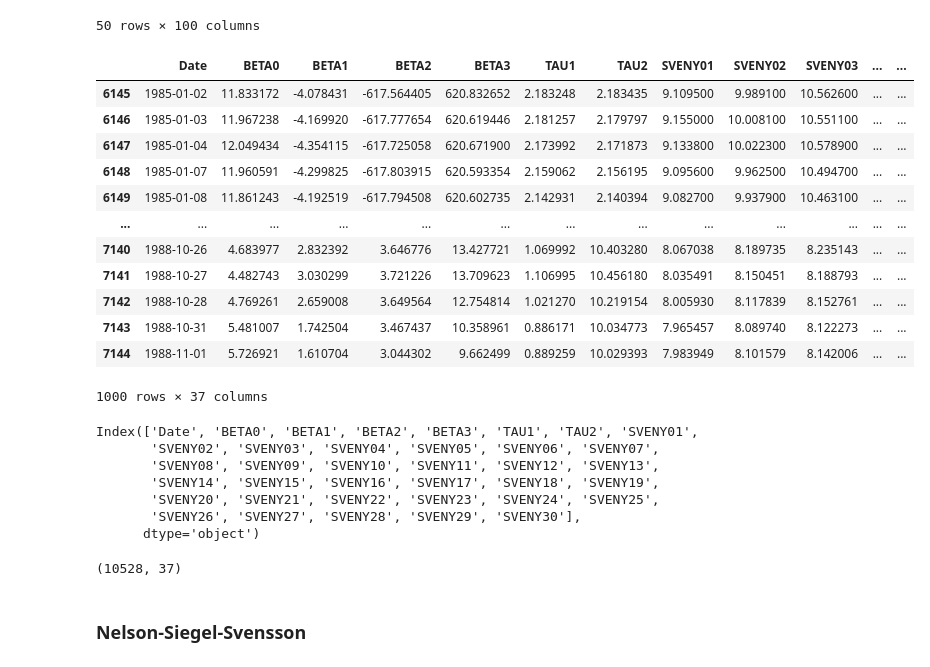
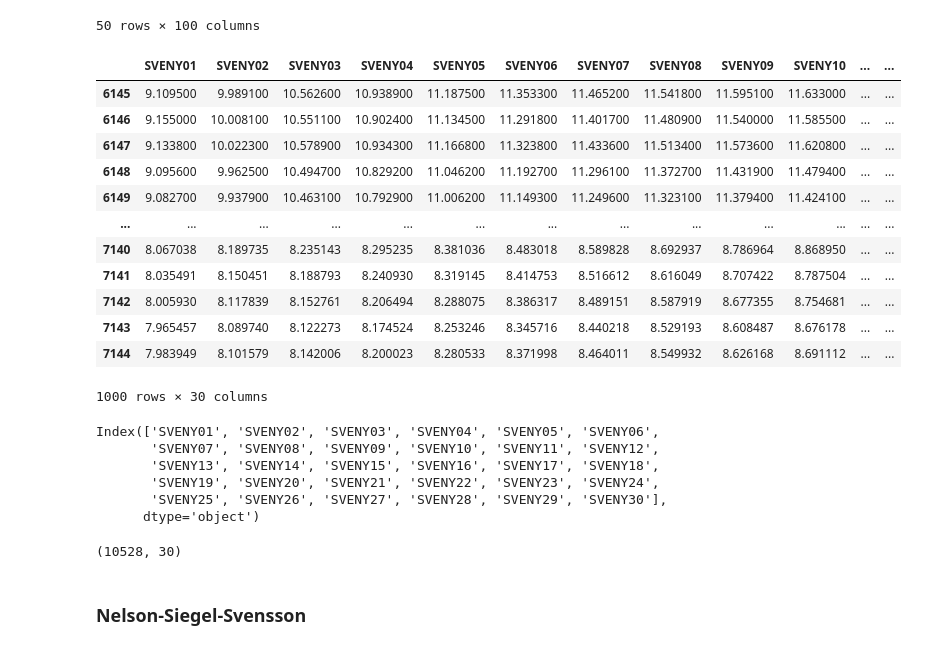
Before and after one commit to carlamcnair/Final-Project-AppML, a Jupyter notebook: notes_nathalie.ipynb, the cells around one changed output. Saved outputs shown, nothing was run; the diff lists cells and outputs as text; code cells hidden in the pictures.

```diff
--- a/notes_nathalie.ipynb
+++ b/notes_nathalie.ipynb
@@ -70,46 +70,45 @@ data1.head(50)
 # %%
 # List of columns to keep always
 cols_to_keep = ['Date', 'BETA0', 'BETA1', 'BETA2', 'BETA3', 'TAU1', 'TAU2']
 
 # Select columns that start with 'SVENY'
-svenpy_cols = [col for col in data.columns if col.startswith('SVENY')]
+sveny_cols = [col for col in data.columns if col.startswith('SVENY')]
 
 # Combine all columns to keep
-all_keep_cols = cols_to_keep + svenpy_cols
+all_keep_cols = sveny_cols #+ cols_to_keep
 
 # Filter the dataframe to keep only these columns
 data2 = data1[all_keep_cols]
 
 # Check the result
 data2.head(1000)
 # %% [output]
-|  | Date | BETA0 | BETA1 | BETA2 | BETA3 | TAU1 | TAU2 | SVENY01 | SVENY02 | SVENY03 | ... | ... |
-| 6145 | 1985-01-02 | 11.833172 | -4.078431 | -617.564405 | 620.832652 | 2.183248 | 2.183435 | 9.109500 | 9.989100 | 10.562600 | ... | ... |
-| 6146 | 1985-01-03 | 11.967238 | -4.169920 | -617.777654 | 620.619446 | 2.181257 | 2.179797 | 9.155000 | 10.008100 | 10.551100 | ... | ... |
-| 6147 | 1985-01-04 | 12.049434 | -4.354115 | -617.725058 | 620.671900 | 2.173992 | 2.171873 | 9.133800 | 10.022300 | 10.578900 | ... | ... |
-| 6148 | 1985-01-07 | 11.960591 | -4.299825 | -617.803915 | 620.593354 | 2.159062 | 2.156195 | 9.095600 | 9.962500 | 10.494700 | ... | ... |
-| 6149 | 1985-01-08 | 11.861243 | -4.192519 | -617.794508 | 620.602735 | 2.142931 | 2.140394 | 9.082700 | 9.937900 | 10.463100 | ... | ... |
+|  | SVENY01 | SVENY02 | SVENY03 | SVENY04 | SVENY05 | SVENY06 | SVENY07 | SVENY08 | SVENY09 | SVENY10 | ... | ... |
+| 6145 | 9.109500 | 9.989100 | 10.562600 | 10.938900 | 11.187500 | 11.353300 | 11.465200 | 11.541800 | 11.595100 | 11.633000 | ... | ... |
+| 6146 | 9.155000 | 10.008100 | 10.551100 | 10.902400 | 11.134500 | 11.291800 | 11.401700 | 11.480900 | 11.540000 | 11.585500 | ... | ... |
+| 6147 | 9.133800 | 10.022300 | 10.578900 | 10.934300 | 11.166800 | 11.323800 | 11.433600 | 11.513400 | 11.573600 | 11.620800 | ... | ... |
+| 6148 | 9.095600 | 9.962500 | 10.494700 | 10.829200 | 11.046200 | 11.192700 | 11.296100 | 11.372700 | 11.431900 | 11.479400 | ... | ... |
+| 6149 | 9.082700 | 9.937900 | 10.463100 | 10.792900 | 11.006200 | 11.149300 | 11.249600 | 11.323100 | 11.379400 | 11.424100 | ... | ... |
 | ... | ... | ... | ... | ... | ... | ... | ... | ... | ... | ... | ... | ... |
-| 7140 | 1988-10-26 | 4.683977 | 2.832392 | 3.646776 | 13.427721 | 1.069992 | 10.403280 | 8.067038 | 8.189735 | 8.235143 | ... | ... |
-| 7141 | 1988-10-27 | 4.482743 | 3.030299 | 3.721226 | 13.709623 | 1.106995 | 10.456180 | 8.035491 | 8.150451 | 8.188793 | ... | ... |
-| 7142 | 1988-10-28 | 4.769261 | 2.659008 | 3.649564 | 12.754814 | 1.021270 | 10.219154 | 8.005930 | 8.117839 | 8.152761 | ... | ... |
-| 7143 | 1988-10-31 | 5.481007 | 1.742504 | 3.467437 | 10.358961 | 0.886171 | 10.034773 | 7.965457 | 8.089740 | 8.122273 | ... | ... |
-| 7144 | 1988-11-01 | 5.726921 | 1.610704 | 3.044302 | 9.662499 | 0.889259 | 10.029393 | 7.983949 | 8.101579 | 8.142006 | ... | ... |
+| 7140 | 8.067038 | 8.189735 | 8.235143 | 8.295235 | 8.381036 | 8.483018 | 8.589828 | 8.692937 | 8.786964 | 8.868950 | ... | ... |
+| 7141 | 8.035491 | 8.150451 | 8.188793 | 8.240930 | 8.319145 | 8.414753 | 8.516612 | 8.616049 | 8.707422 | 8.787504 | ... | ... |
+| 7142 | 8.005930 | 8.117839 | 8.152761 | 8.206494 | 8.288075 | 8.386317 | 8.489151 | 8.587919 | 8.677355 | 8.754681 | ... | ... |
+| 7143 | 7.965457 | 8.089740 | 8.122273 | 8.174524 | 8.253246 | 8.345716 | 8.440218 | 8.529193 | 8.608487 | 8.676178 | ... | ... |
+| 7144 | 7.983949 | 8.101579 | 8.142006 | 8.200023 | 8.280533 | 8.371998 | 8.464011 | 8.549932 | 8.626168 | 8.691112 | ... | ... |
-1000 rows × 37 columns
+1000 rows × 30 columns
 # %%
 data2.columns
 # %% [output]
-Index(['Date', 'BETA0', 'BETA1', 'BETA2', 'BETA3', 'TAU1', 'TAU2', 'SVENY01',
-       'SVENY02', 'SVENY03', 'SVENY04', 'SVENY05', 'SVENY06', 'SVENY07',
-       'SVENY08', 'SVENY09', 'SVENY10', 'SVENY11', 'SVENY12', 'SVENY13',
-       'SVENY14', 'SVENY15', 'SVENY16', 'SVENY17', 'SVENY18', 'SVENY19',
-       'SVENY20', 'SVENY21', 'SVENY22', 'SVENY23', 'SVENY24', 'SVENY25',
-       'SVENY26', 'SVENY27', 'SVENY28', 'SVENY29', 'SVENY30'],
+Index(['SVENY01', 'SVENY02', 'SVENY03', 'SVENY04', 'SVENY05', 'SVENY06',
+       'SVENY07', 'SVENY08', 'SVENY09', 'SVENY10', 'SVENY11', 'SVENY12',
+       'SVENY13', 'SVENY14', 'SVENY15', 'SVENY16', 'SVENY17', 'SVENY18',
+       'SVENY19', 'SVENY20', 'SVENY21', 'SVENY22', 'SVENY23', 'SVENY24',
+       'SVENY25', 'SVENY26', 'SVENY27', 'SVENY28', 'SVENY29', 'SVENY30'],
       dtype='object')
 # %%
 data2.shape
 # %% [output]
-(10528, 37)
+(10528, 30)
 # %% [markdown]
 ### Nelson-Siegel-Svensson
 # %% [markdown]
```
Also changed, not shown: parts of 35 cells of this notebook.
